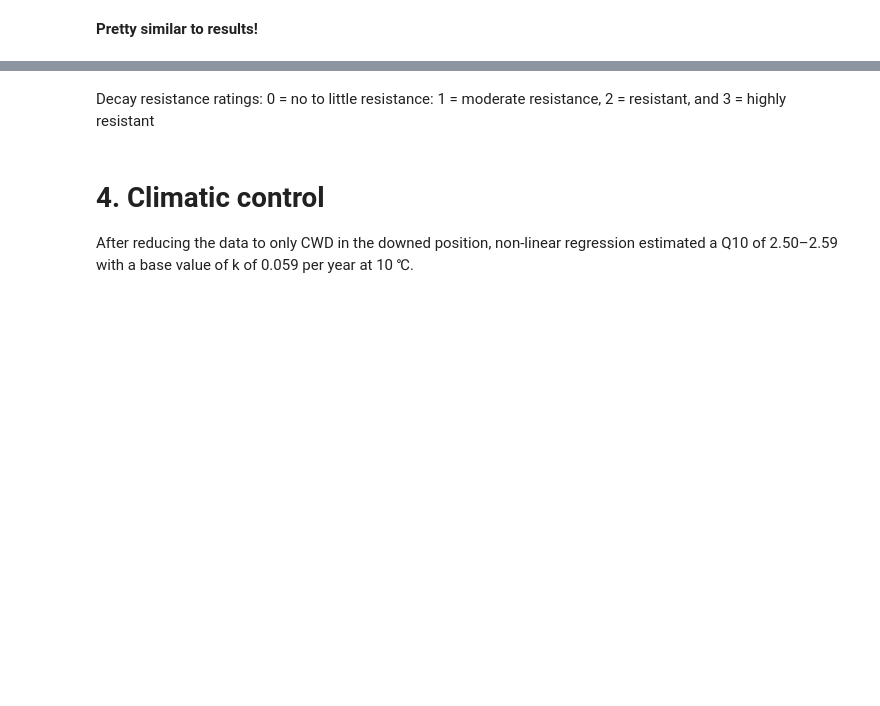
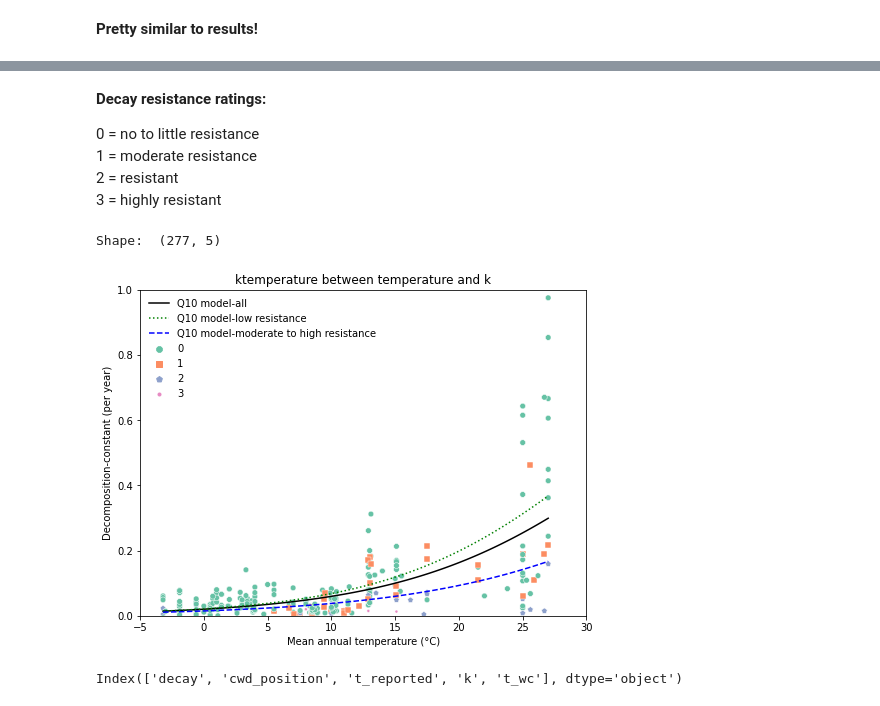
Before and after one commit to yodavo/moja-global-analysis, a Jupyter notebook: 2021-12-08_Task0-MOESM/Hamon.ipynb, the cells around one changed output, grey strips where cells are left out. Cells and saved outputs as stored; diff of their text form; code cells hidden in the pictures; blank space fills up the shorter version.

```diff
--- a/2021-12-08_Task0-MOESM/Hamon.ipynb
+++ b/2021-12-08_Task0-MOESM/Hamon.ipynb
@@ -519,6 +520,74 @@ plt.show()
 # %% [markdown]
-Decay resistance ratings: 0 = no to little resistance: 1 = moderate resistance, 2 = resistant, and 3 = highly resistant
+**Decay resistance ratings:**
+
+0 = no to little resistance\
+1 = moderate resistance\
+2 = resistant\
+3 = highly resistant
-# %% [markdown]
-# **4. Climatic control**
-
-After reducing the data to only CWD in the downed position, non-linear regression estimated a Q10 of 2.50–2.59 with a base value of k of 0.059 per year at 10 ℃.
+# %%
+# Review Reported
+ktemperature = data[['decay_resistance', 'positon', 'reported_temperature(c)', 'k(per_year)', 'wc_temperature(c)']].copy()
+ktemperature.rename(columns = {'positon': 'cwd_position', 'reported_temperature(c)': 't_reported',
+                               'k(per_year)': 'k', 'decay_resistance': 'decay',
+                               'wc_temperature(c)': 't_wc'}, inplace = True)
+ktemperature.dropna(inplace=True)
+ktemperature.reset_index(drop=True, inplace=True)
+print('Shape: ', ktemperature.shape)
+# %% [output]
+Shape:  (277, 5)
+# %%
+# scatterplot with logistic regression
+fig, ax = plt.subplots(1,1, figsize=(8,6))
+ax = sns.scatterplot(data=ktemperature,
+                x='t_reported',
+                y='k',
+                hue='decay',
+                style='decay',
+                palette='Set2',
+                markers=['8', 's', 'p', '.'])
+
+# Q10 logistic regression line
+sns.regplot(data=ktemperature,
+                x='t_reported',
+                y='k',
+                line_kws={'color': 'k', 'linestyle': '-', 'linewidth':1.5},
+                scatter=False,
+                ci=None,
+                logistic= True,
+                label= 'Q10 model-all',
+                ax=ax)
+
+# Q10 model-low resistance
+temp = ktemperature.loc[ktemperature.decay == 0,]
+sns.regplot(data=temp,
+                x='t_reported',
+                y='k',
+                line_kws={'color': 'green', 'linestyle': ':', 'linewidth':1.5},
+                scatter=False,
+                ci=None,
+                logistic= True,
+                label= 'Q10 model-low resistance',
+                ax=ax)
+
+# Q10 model-moderate to high resistance
+temp = ktemperature[ktemperature.decay.isin([1,2,3])]
+sns.regplot(data=temp,
+                x='t_reported',
+                y='k',
+                line_kws={'color': 'blue', 'linestyle': '--', 'linewidth':1.5},
+                scatter=False,
+                ci=None,
+                logistic= True,
+                label= 'Q10 model-moderate to high resistance',
+                ax=ax)
+
+ax.set(xlabel='Mean annual temperature (°C)', ylabel='Decomposition-constant (per year)',
+       title = 'ktemperature between temperature and k', xlim=(-5,30), ylim=(0,1))
+ax.legend(frameon=False)
+plt.show()
+# %% [output]
+[figure, added]
+# %%
+ktemperature.columns
+# %% [output]
+Index(['decay', 'cwd_position', 't_reported', 'k', 't_wc'], dtype='object')
```
Also changed, not shown: parts of 14 cells of this notebook.
